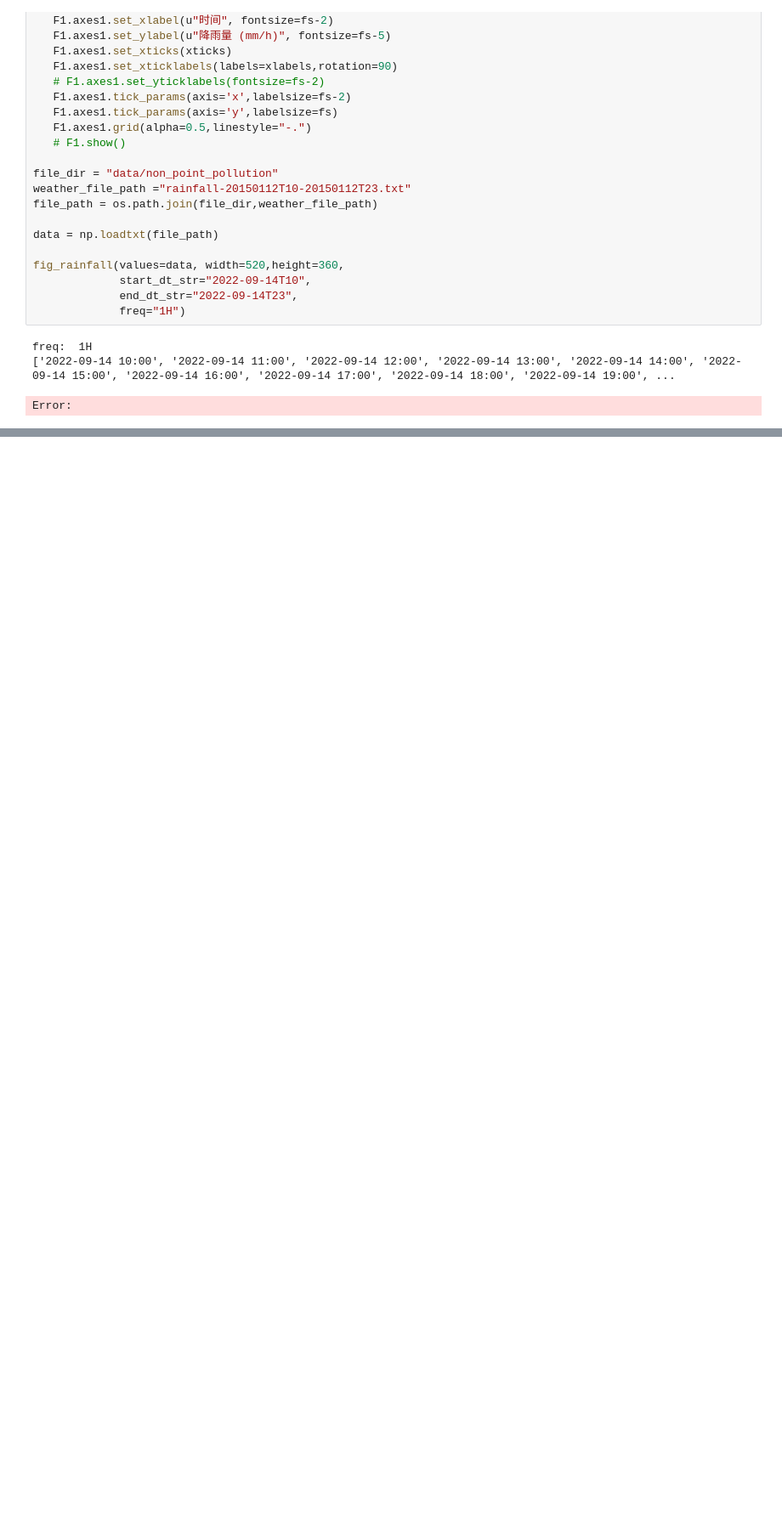
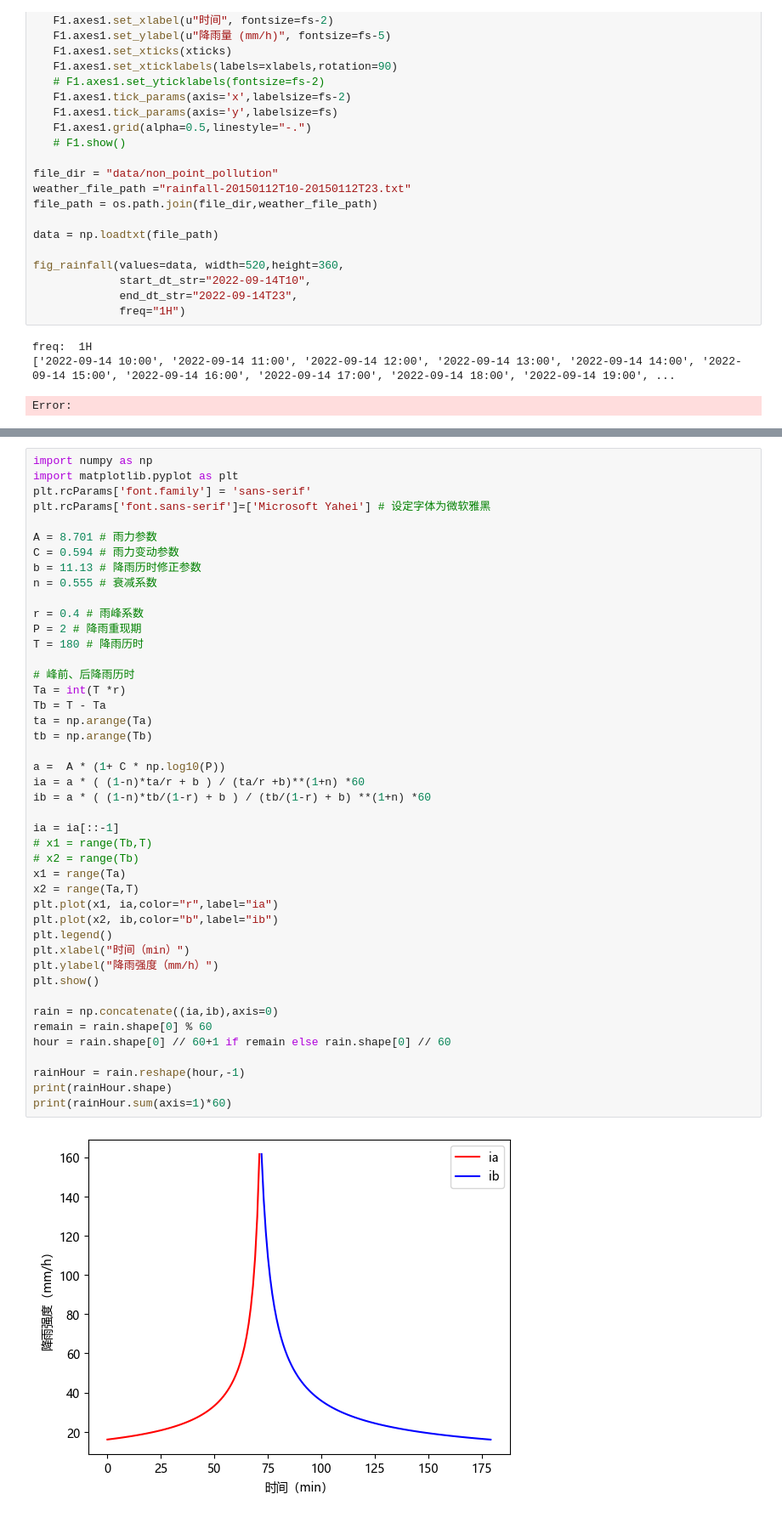
Before and after one commit to holmescao/sponge_city, a Jupyter notebook: debug.ipynb, the cells around one changed output, grey strips where cells are left out. Shown: that part at 85% size. Drawn from its saved outputs; the diff is of its cells as text; blank space fills up the shorter version.

```diff
--- a/debug.ipynb
+++ b/debug.ipynb
@@ -427,0 +554,46 @@ Error:
+# %%
+import numpy as np
+import matplotlib.pyplot as plt
+plt.rcParams['font.family'] = 'sans-serif'
+plt.rcParams['font.sans-serif']=['Microsoft Yahei'] # 设定字体为微软雅黑
+
+A = 8.701 # 雨力参数
+C = 0.594 # 雨力变动参数
+b = 11.13 # 降雨历时修正参数
+n = 0.555 # 衰减系数
+
+r = 0.4 # 雨峰系数
+P = 2 # 降雨重现期
+T = 180 # 降雨历时
+
+# 峰前、后降雨历时
+Ta = int(T *r)
+Tb = T - Ta
+ta = np.arange(Ta)
+tb = np.arange(Tb)
+
+a =  A * (1+ C * np.log10(P))
+ia = a * ( (1-n)*ta/r + b ) / (ta/r +b)**(1+n) *60
+ib = a * ( (1-n)*tb/(1-r) + b ) / (tb/(1-r) + b) **(1+n) *60
+
+ia = ia[::-1]
+# x1 = range(Tb,T)
+# x2 = range(Tb)
+x1 = range(Ta)
+x2 = range(Ta,T)
+plt.plot(x1, ia,color="r",label="ia")
+plt.plot(x2, ib,color="b",label="ib")
+plt.legend()
+plt.xlabel("时间（min）")
+plt.ylabel("降雨强度（mm/h）")
+plt.show()
+
+rain = np.concatenate((ia,ib),axis=0)
+remain = rain.shape[0] % 60
+hour = rain.shape[0] // 60+1 if remain else rain.shape[0] // 60
+
+rainHour = rain.reshape(hour,-1)
+print(rainHour.shape)
+print(rainHour.sum(axis=1)*60)
+# %% [output]
+[figure, added]
```
Also changed, not shown: parts of 6 cells of this notebook, 27 other files.
